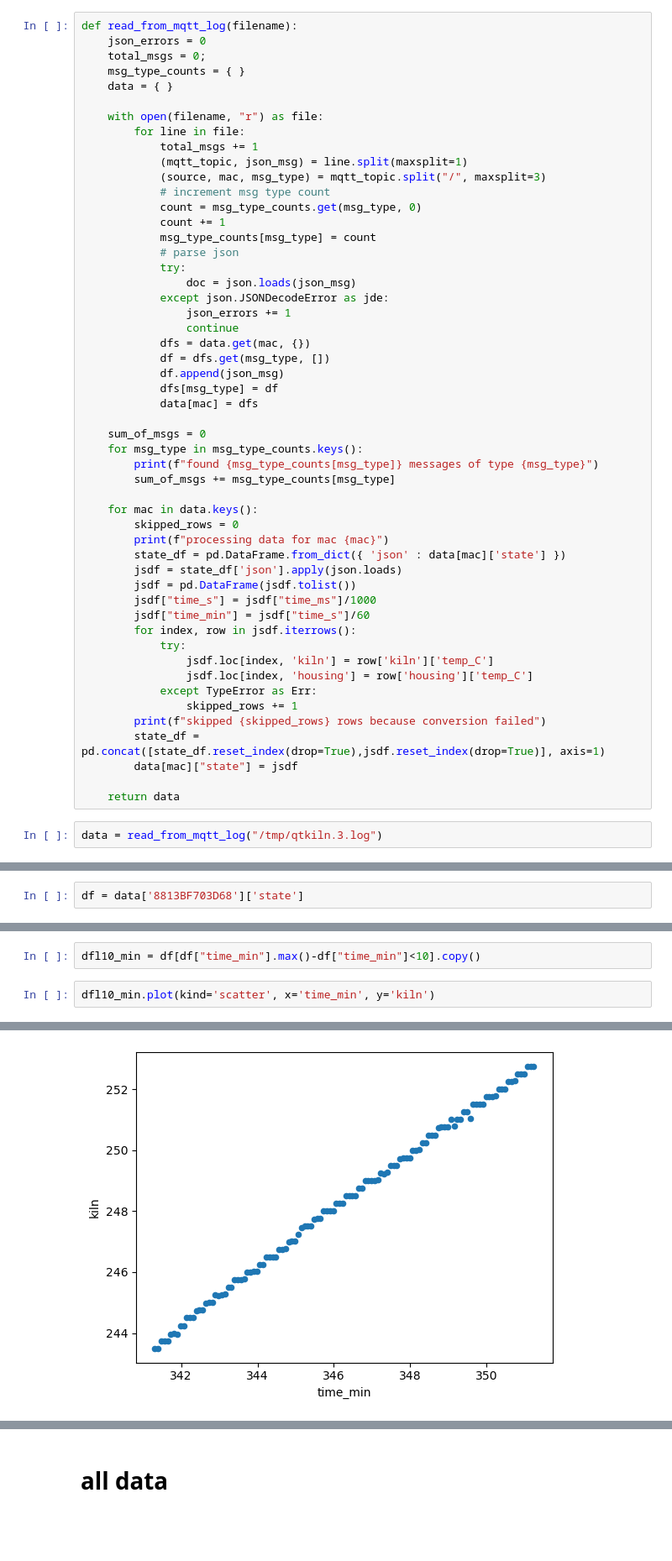
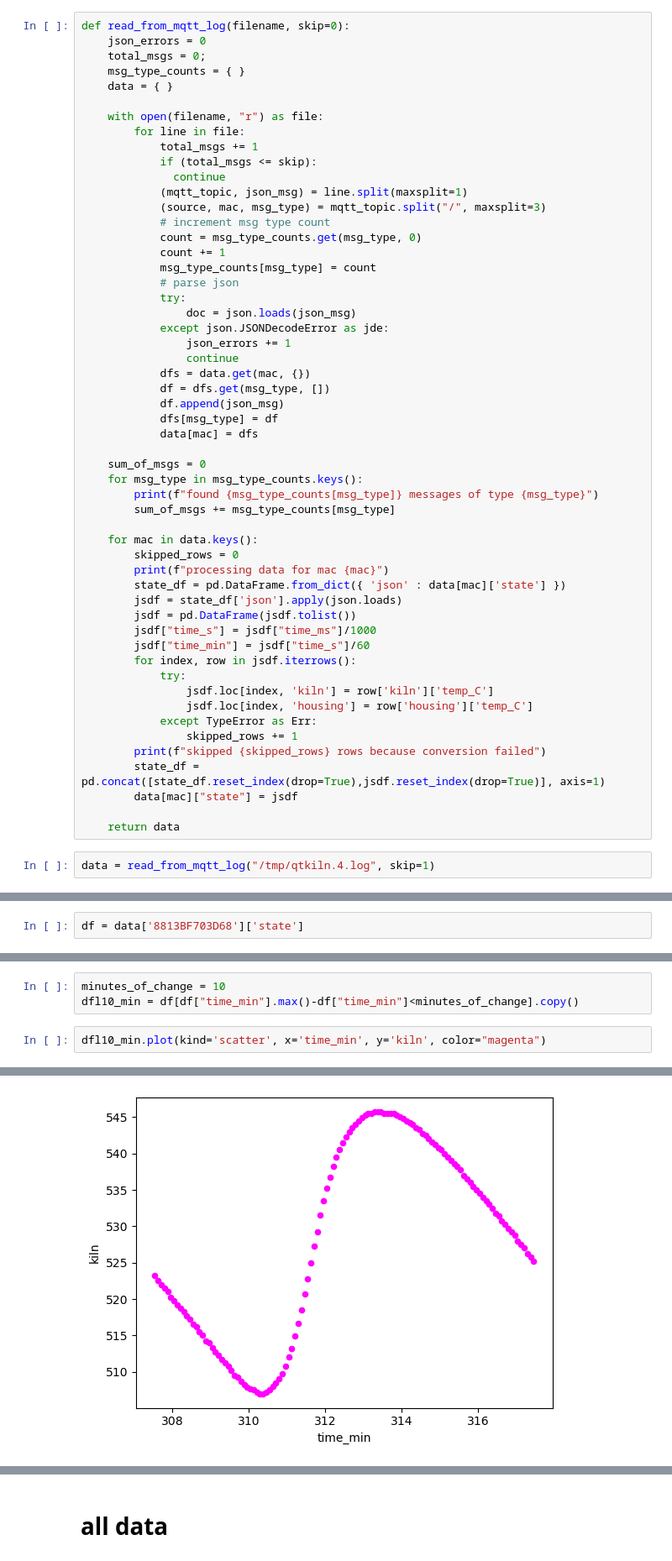
Before and after one commit to beckdac/qtkiln, a Jupyter notebook: qtk_plot.ipynb, the cells around one changed output, grey strips where cells are left out. Shown at 84% size. Drawn from its saved outputs; the diff is of its cells as text; blank space fills up the shorter version.

Commit message:
playing with some data for PID

```diff
--- a/qtk_plot.ipynb
+++ b/qtk_plot.ipynb
@@ -9,7 +9,7 @@ def calc_slope(x):
     slope = np.polyfit(range(len(x)), x, 1)[0]
     return slope
 # %%
-def read_from_mqtt_log(filename):
+def read_from_mqtt_log(filename, skip=0):
     json_errors = 0
     total_msgs = 0;
     msg_type_counts = { }
@@ -18,6 +18,8 @@ def read_from_mqtt_log(filename):
     with open(filename, "r") as file:
         for line in file:
             total_msgs += 1
+            if (total_msgs <= skip):
+              continue
             (mqtt_topic, json_msg) = line.split(maxsplit=1)
             (source, mac, msg_type) = mqtt_topic.split("/", maxsplit=3)
             # increment msg type count
@@ -61,5 +63,5 @@ def read_from_mqtt_log(filename):
 
     return data
 # %%
-data = read_from_mqtt_log("/tmp/qtkiln.3.log")
+data = read_from_mqtt_log("/tmp/qtkiln.4.log", skip=1)
 # %% [output]
@@ -87,10 +78,11 @@ dfsc.plot(kind='scatter', x='time_since_change_min', y='kiln')
 # %%
-dfl10_min = df[df["time_min"].max()-df["time_min"]<10].copy()
+minutes_of_change = 10
+dfl10_min = df[df["time_min"].max()-df["time_min"]<minutes_of_change].copy()
 # %%
-dfl10_min.plot(kind='scatter', x='time_min', y='kiln')
+dfl10_min.plot(kind='scatter', x='time_min', y='kiln', color="magenta")
 # %% [output]
 <Axes: xlabel='time_min', ylabel='kiln'>
-[figure, old version]
+[figure, new version]
 # %%
 # Fit a linear regression model (degree 1 polynomial)
 coefficients = np.polyfit(dfl10_min['time_min'].astype('float'), dfl10_min['kiln'].astype('float'), 1)
```
Also changed, not shown: parts of 9 cells of this notebook, 2 other files.
